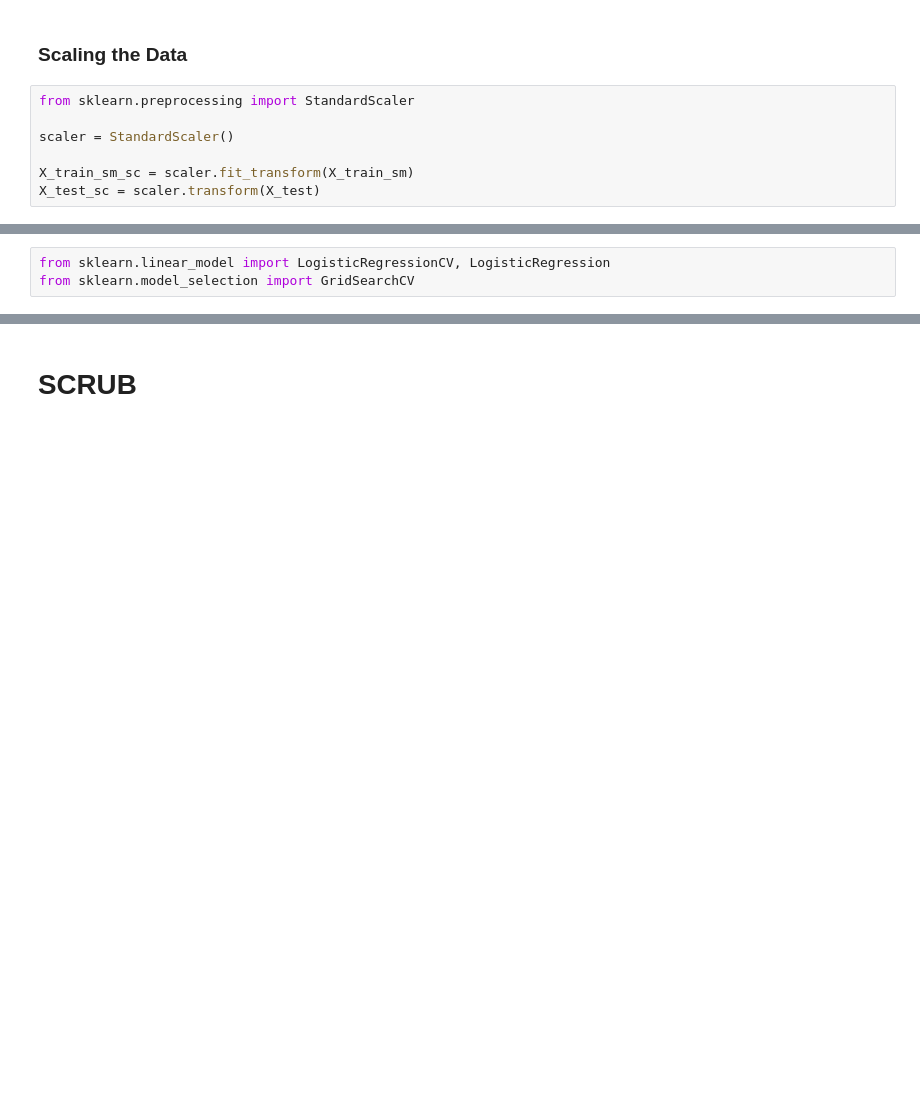
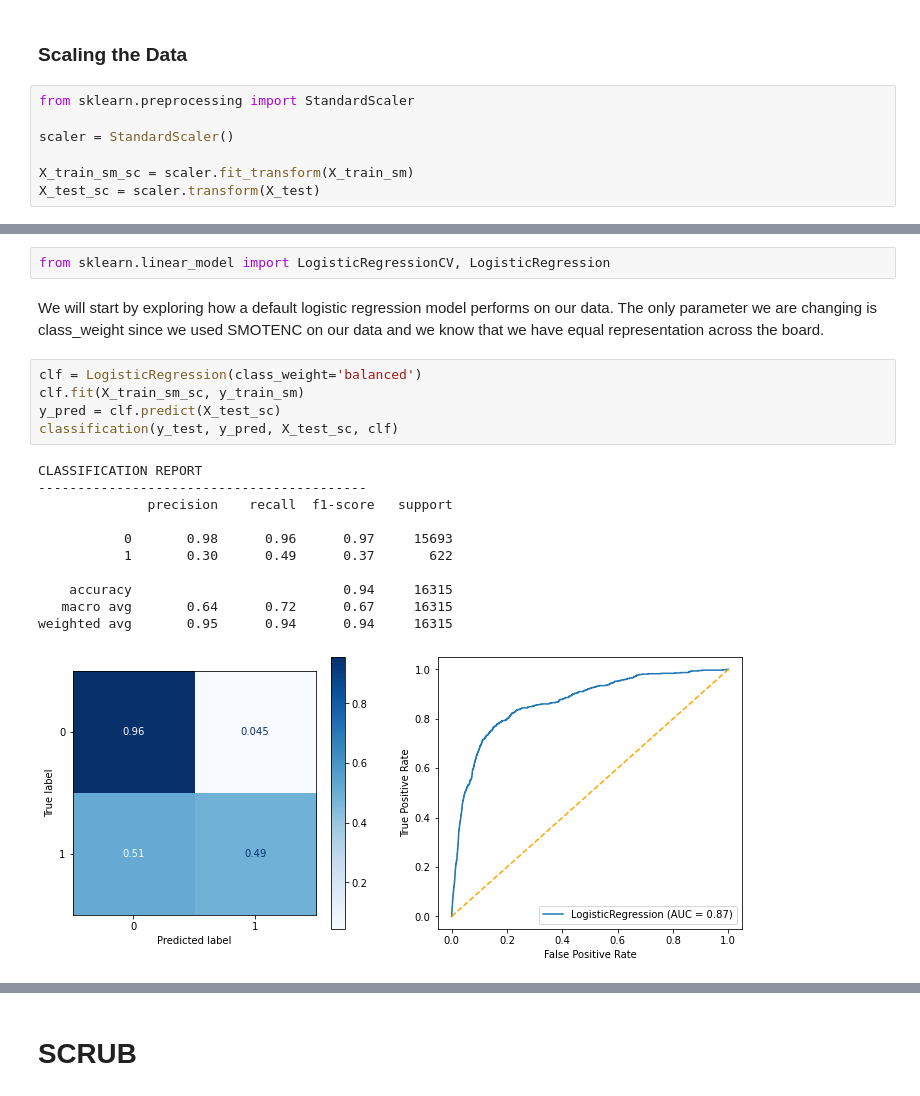
Before and after one commit to ebtezcan/Spotify-Song-Popularity-Prediction, a Jupyter notebook: index_OSEMN_plus_mvp.ipynb, the cells around one changed output, grey strips where cells are left out. Drawn from its saved outputs; the diff is of its cells as text; blank space fills up the shorter version.

```diff
--- a/index_OSEMN_plus_mvp.ipynb
+++ b/index_OSEMN_plus_mvp.ipynb
@@ -808,3 +810,21 @@ Name: is_popular, dtype: float64
 # %%
 from sklearn.linear_model import LogisticRegressionCV, LogisticRegression
-from sklearn.model_selection import GridSearchCV
+# %% [markdown]
+We will start by exploring how a default logistic regression model performs on our data. The only parameter we are changing is class_weight since we used SMOTENC on our data and we know that we have equal representation across the board.
+# %%
+clf = LogisticRegression(class_weight='balanced')
+clf.fit(X_train_sm_sc, y_train_sm)
+y_pred = clf.predict(X_test_sc)
+classification(y_test, y_pred, X_test_sc, clf)
+# %% [output]
+CLASSIFICATION REPORT
+------------------------------------------
+              precision    recall  f1-score   support
+
+           0       0.98      0.96      0.97     15693
+           1       0.30      0.49      0.37       622
+
+    accuracy                           0.94     16315
+   macro avg       0.64      0.72      0.67     16315
+weighted avg       0.95      0.94      0.94     16315
+[figure, added]
```
Also changed, not shown: parts of 27 cells of this notebook, 1 other file.
